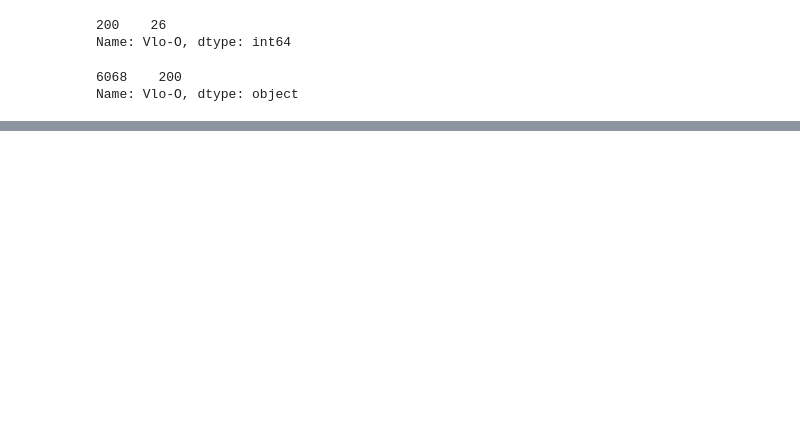
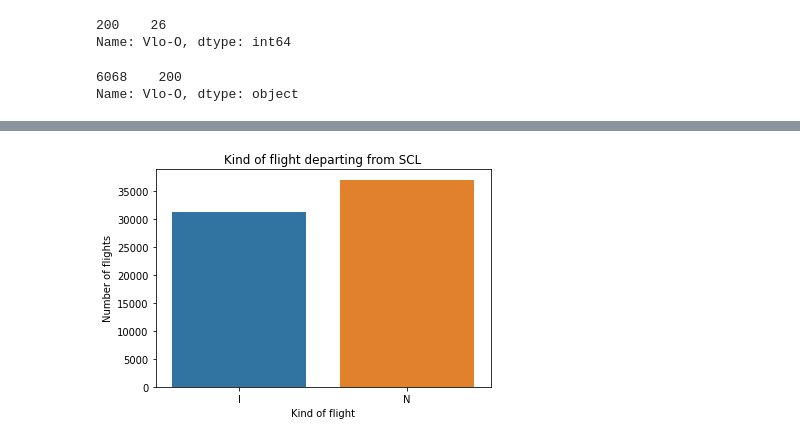
Before and after one commit to javierwelch/challenge_latam, a Jupyter notebook: notebooks/solution.ipynb, the cells around one changed output, grey strips where cells are left out. Saved outputs shown, nothing was run; the diff lists cells and outputs as text; code cells hidden in the pictures; blank space fills up the shorter version.

```diff
--- a/notebooks/solution.ipynb
+++ b/notebooks/solution.ipynb
@@ -111,0 +211,9 @@ Name: Vlo-O, dtype: object
+# %%
+#Count of Domestic vs International Flights, not much difference overall
+fig = sns.countplot(data = data, x= 'TIPOVUELO')
+fig.set_title("Kind of flight departing from SCL")
+fig.set_ylabel("Number of flights")
+fig.set_xlabel("Kind of flight")
+plt.show()
+# %% [output]
+[figure, added]
```
Also changed, not shown: parts of 15 cells of this notebook, 1 other file.
